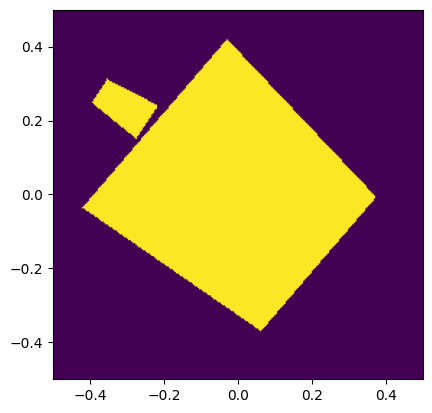
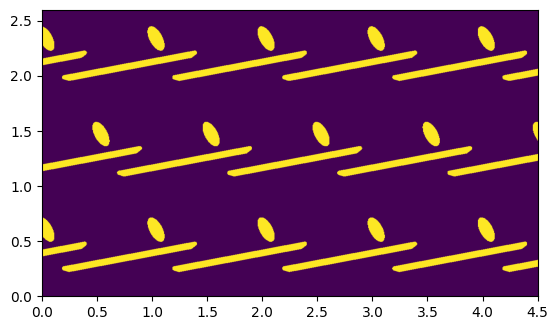
Code edit (unified diff) that turned the first committed figure into the second:
--- before
+++ after
@@ -1,12 +1,12 @@
 from metashapes.generators.random import RandomGeneratorConfig, RandomUnitCellGenerator
 from metashapes.generators.validator import DefaultUnitCellValidator
-from metashapes.canvas import Canvas
 from metashapes.analysis import UnitCellAnalyzer
-from metashapes.adapters import save_batch_result, load_batch_result
+from metashapes.adapters.yaml import save_batch_result, load_batch_result
+from metashapes.lattice.basis import Lattice
 
 cfg = RandomGeneratorConfig(
     target_count=50,
     fixed_num_shapes=2,
-    allowed_shapes=("ConvexQuad",),
+    allowed_shapes=("Ellipse", "ConvexQuad", "Stripe"),
     min_shape_size=0.05,
     min_feature_size=0.05,
@@ -19,5 +19,5 @@
             #"center": (0, 0),
             #"size": (0.5, 0.5),
-            'corner_radius': 0.0,
+            'corner_radius': 0.02,
             #"angle": 30,
         },
@@ -30,16 +30,22 @@
             "n": (3, 8),
         }},
-    fixed_canvas_Lx=1.0,
-    fixed_canvas_Ly=1.0#(0.5, 2.0)
+    fixed_lattice_L=1.0,
 )
 
-canvas = Canvas(Lx=1, Ly=1, W=256, H=256, spacing=0)
+lattice = Lattice.hexagonal(1.0)
 
 gen = RandomUnitCellGenerator(cfg, validator=DefaultUnitCellValidator())
-result = gen.generate(canvas)
+result = gen.generate(lattice)
+nx = 256
+ny = 256
 
 print(result.report)
 print(len(result.unit_cells))
 
-plt.imshow(result.unit_cells[0].mask_numpy(), origin='lower', extent=(-canvas.Lx/2, canvas.Lx/2, -canvas.Ly/2, canvas.Ly/2))
+nx_rep = 3
+ny_rep = 3
+
+xmin, xmax, ymin, ymax = result.unit_cells[10].extent(repeat=(nx_rep, ny_rep))
+plt.imshow(result.unit_cells[10].mask(nx, ny, repeat=(nx_rep, ny_rep), cartesian=True).cpu().detach(), origin='lower', extent=(xmin, xmax, ymin, ymax))
+print(result.unit_cells[10].lattice.a1)
 #result.unit_cells[2].to_shapely()

Commit: Changing logic is finished. The state is restored with better maintainability and working logic.